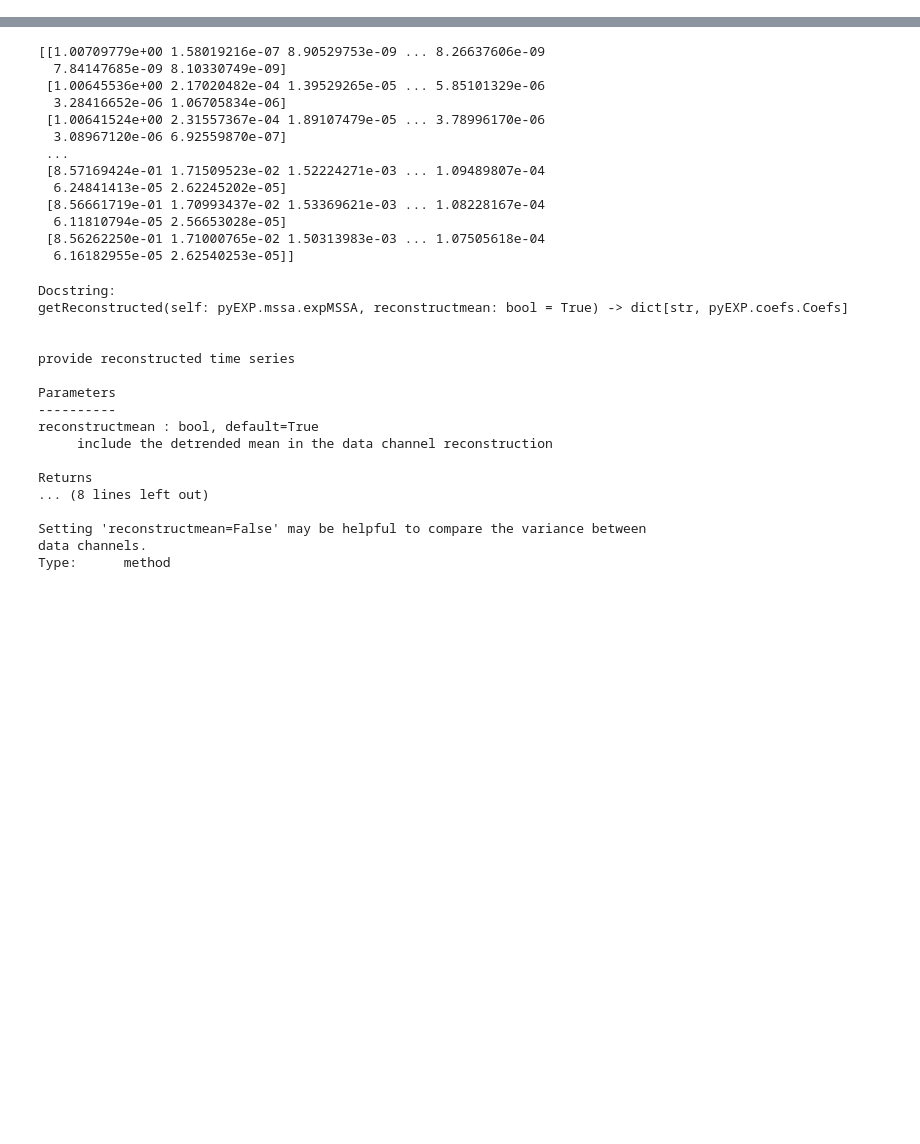
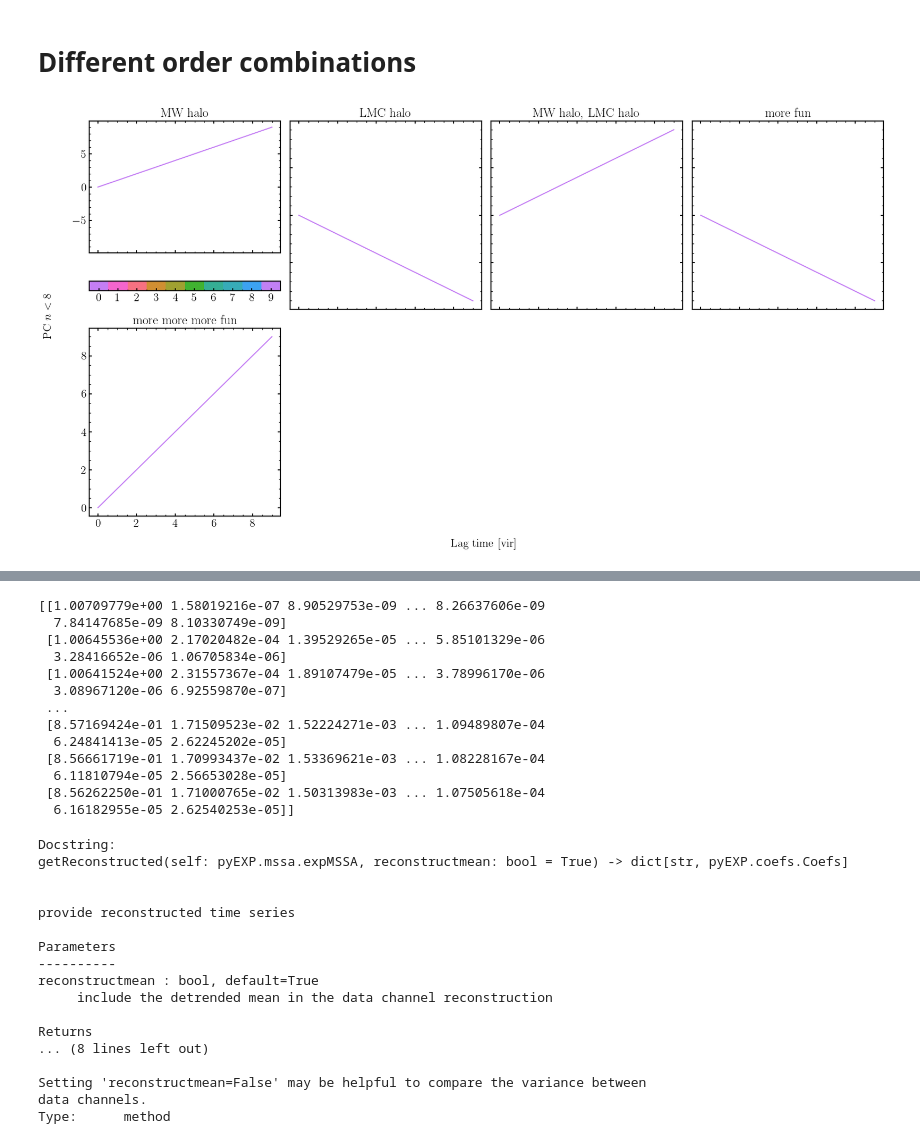
Before and after one commit to sophialilleengen/extreme-mwlmc, a Jupyter notebook: analysis/mssa-reconstruction.ipynb, the cells around one changed output, grey strips where cells are left out. Drawn from its saved outputs; the diff is of its cells as text; code cells hidden in the pictures; blank space fills up the shorter version.

```diff
--- a/analysis/mssa-reconstruction.ipynb
+++ b/analysis/mssa-reconstruction.ipynb
@@ -217,0 +406,42 @@ lmcdcenter = read_orient(f'{datadir}lmcdisc.orient.{runtag}')
+# %% [markdown]
+# Different order combinations
+# %%
+### testing the plot setup
+
+gal_combs = [['MW halo'], ['LMC halo'], ['MW halo', 'LMC halo'], ['more fun'], ['more more more fun']]
+num_axes = len(gal_combs)
+num_rows = int(np.ceil(num_axes/4))
+num_cols = min(num_axes, 4)
+
+figsize = (num_cols*5, num_rows*5)
+fig, axes = plt.subplots(num_rows, num_cols, figsize=figsize, sharex=True, sharey='row', gridspec_kw={'wspace': 0.05, 'hspace': 0.1})
+ax = np.array(axes).flatten()
+
+for i, gals in enumerate(gal_combs):
+
+
+    ax[i].plot((-1)**i * np.arange(10))
+    ax[i].set_title(', '.join(gals))
+
+if num_rows%2:
+    ax[int(np.floor(num_rows/2))].set_ylabel(rf'PC $n<8$')
+else:
+    fig.text(0.08, 0.5, rf'PC $n<8$', va='center', rotation='vertical')
+
+if num_cols%2:
+    ax[int(np.floor(num_cols/2))].set_xlabel('Lag time [vir]')
+else:
+    fig.text(0.51, 0.05, 'Lag time [vir]', ha='center')
+
+for j in range(i+1, len(ax)):
+    ax[j].axis('off')
+
+norm = colors.BoundaryNorm(np.arange(-0.5, 10.5), cmap.N)
+
+cbar = fig.colorbar(cm.ScalarMappable(norm=norm, cmap=cmap),
+             ax=ax[0], orientation='horizontal')
+
+tick_locs = np.arange(10)
+cbar.set_ticks(tick_locs)
+# %% [output]
+[figure, added]
```
Also changed, not shown: parts of 61 cells of this notebook.
